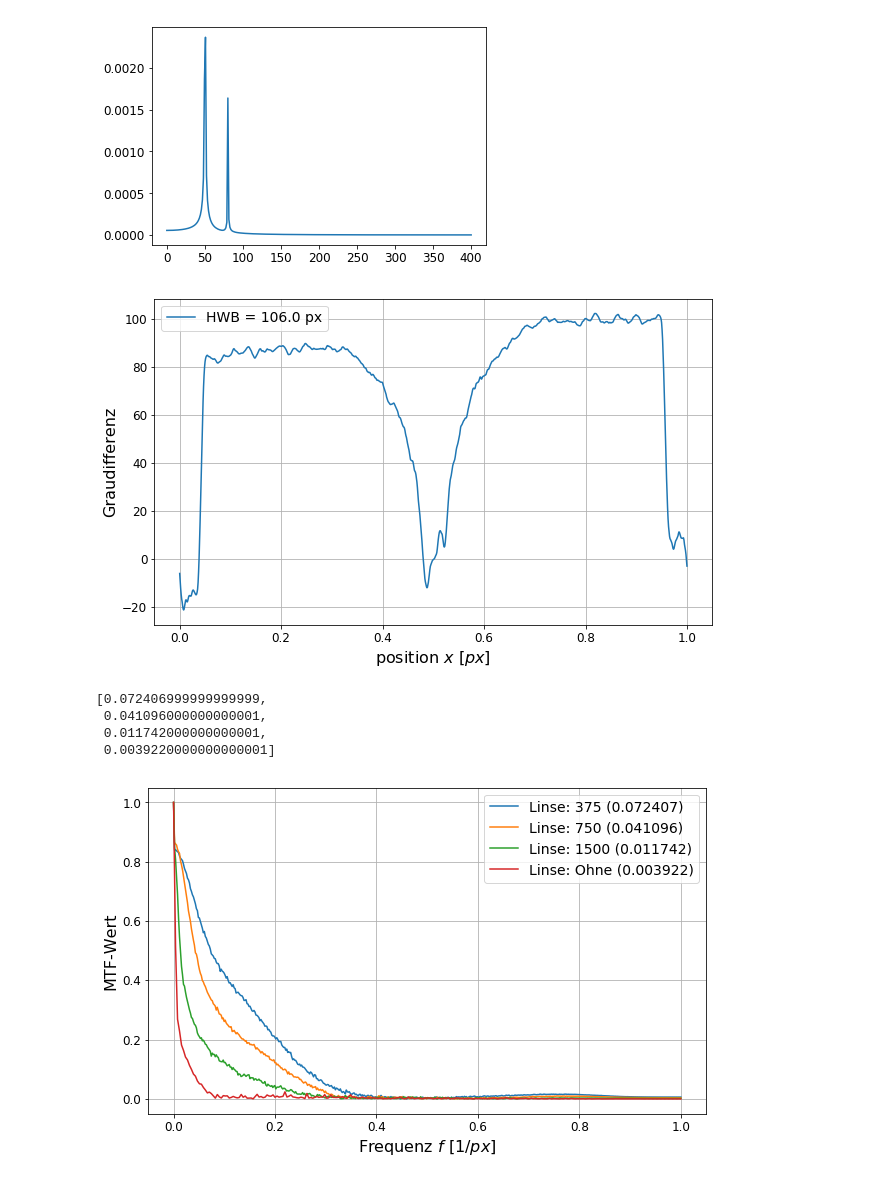
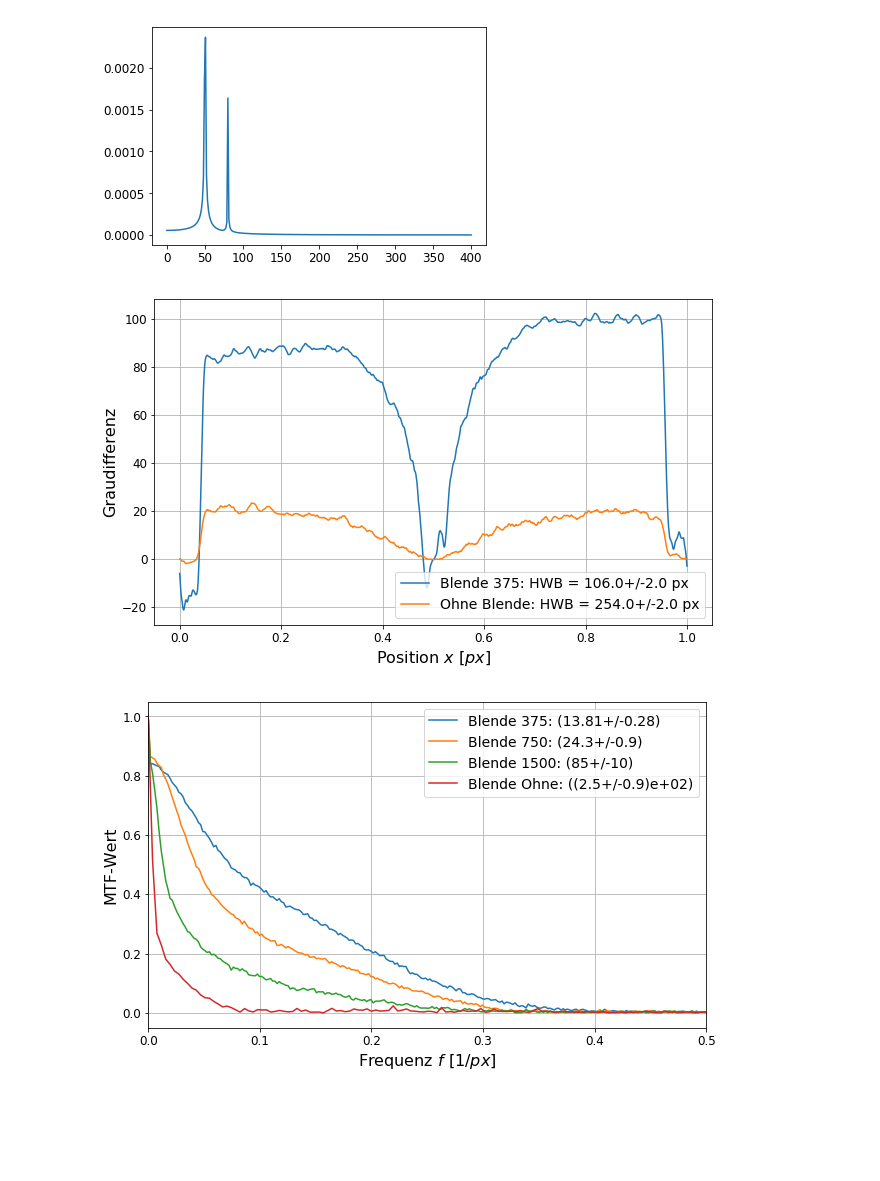
Before and after one commit to dfb159/Studium, a Jupyter notebook: Exp1/Versuchsbericht 22 - O6/11Mi_O6_05_07_2018.ipynb, the cells around one changed output. Drawn from its saved outputs; the diff is of its cells as text; code cells hidden in the pictures; blank space fills up the shorter version.

```diff
--- a/Exp1/Versuchsbericht 22 - O6/11Mi_O6_05_07_2018.ipynb
+++ b/Exp1/Versuchsbericht 22 - O6/11Mi_O6_05_07_2018.ipynb
@@ -115,7 +115,8 @@ grad = 1/rad
 
 unc_freq = 0.005 / 2 / np.sqrt(3) # digital abstand frequenzmessung
 unc_MTF = 1e-4 / 2 / np.sqrt(3) # digital abstand frequenzmessung
-unc_pixel = 1 / 2 / np.sqrt(3) # digital pixelanzahl
+unc_pixel = 5 / 2 / np.sqrt(3) # digital pixelanzahl
+unc_grau = 5 / 2 / np.sqrt(3) # digital graustufen
 unc_grey = 1e-2 / 2 / np.sqrt(3) # digital intensitaet grey-value
 
 def converter(data):
@@ -135,13 +136,13 @@ for k in kStufen:
     kantekFREQ.append((unp.uarray(data[:,0], unc_freq), unp.uarray(data[:,1], unc_MTF)))
 
 blende = ["375","750","1500","Ohne"]
-line = [1,2,3,4]
+line = ["1","2","3","4"]
 linien = []
 for b in blende:
     linie = []
     for l in line:
         data = np.loadtxt("messung/auswertung/einzelblenden/linien%s_%s.xls"%(b,l), skiprows = 1, delimiter = "\t")
-        linie.append(data)
+        linie.append((unp.uarray(data[:,0], unc_pixel), unp.uarray(data[:,1], unc_grau)))
     linien.append(linie)
 
 sterne = ["klein", "gross"]
@@ -152,13 +153,13 @@ for stern in sterne:
         data1 = np.loadtxt("messung/auswertung/einzelblenden/%s%sWHITE.xls"%(stern,blend), skiprows = 1, delimiter = "\t")
         data2 = np.loadtxt("messung/auswertung/einzelblenden/%s%sBLACK.xls"%(stern,blend), skiprows = 1, delimiter = "\t")
         l = min(len(data1), len(data2))
-        sternDat.append((np.array(data1[0:l,0]), np.array(data1[0:l,1])-np.array(data2[0:l,1])))
+        sternDat.append((unp.uarray(data1[0:l,0], unc_pixel), unp.uarray(data1[0:l,1], unc_grau)-unp.uarray(data2[0:l,1], unc_grau)))
     sternData.append(sternDat)
 
 mtfKante = []
 for blend in blende:
     data = np.loadtxt("messung/auswertung/MTFKante/kante%sFREQ.xls"%(blend), skiprows = 1, delimiter = "\t")
-    mtfKante.append((np.array(data[:,0]), np.array(data[:,1])))
+    mtfKante.append((unp.uarray(data[:,0], unc_freq), unp.uarray(data[:,1], unc_MTF)))
 # %%
 # Rechnung MTF 1/2
 
@@ -324,33 +363,36 @@ latex_printValue(lBreite, "linienbreiteAufloesung")
 # %%
 # Diagramm sterne
 
 fig=plt.figure(figsize=fig_size)
 #ax = plt.gca()
 #color = next(ax._get_lines.prop_cycler)['color']
 
 #xdata = np.linspace(-1.1, 1.1)
 #plt.plot(xdata, unv(linear(xdata, *magnet)), label='Linear Fit $B=m I$\n$m = (%s)$mT/A' % tuple(magnet))
 
 hwb, xdata, ydata = sternData2[0][0]
-plt.plot(xdata, ydata, label='HWB = %s px' % hwb)
+plt.plot(unv(xdata), unv(ydata), label='Blende 375: HWB = %s px' % hwb)
+
+hwb, xdata, ydata = sternData2[0][3]
+plt.plot(unv(xdata), unv(ydata), label='Ohne Blende: HWB = %s px' % hwb)
 
 #xdata, ydata = h*1e9, unp.uarray([0.5]*len(h), 0.45)
 #plt.errorbar(unv(xdata),unv(ydata),usd(ydata),usd(xdata),fmt=' ', capsize=5, linewidth=2, label='Helium')
 
 #xdata, ydata = heAngabe*1e9, unp.uarray([-0.5]*len(heAngabe), 0.45)
 #plt.errorbar(unv(xdata),unv(ydata),usd(ydata),usd(xdata),fmt=' ', capsize=5, linewidth=2, label='Helium-Angabe')
 
 # plt.xlim(400,401)
 plt.legend(prop={'size':fig_legendsize})
 plt.grid()
 plt.tick_params(labelsize=fig_labelsize)
-plt.xlabel("position $x$ [$px$]", {'fontsize':fig_legendsize+2})
+plt.xlabel("Position $x$ [$px$]", {'fontsize':fig_legendsize+2})
 plt.ylabel("Graudifferenz", {'fontsize': fig_legendsize+2})
 #plt.yticks([])
 plt.savefig("data/Sterne.pdf")
 plt.show()
 # %% [output]
-[figure, old version]
+[figure, new version]
 # %%
 # Rechnung MTF 1/2
 
@@ -360,12 +402,6 @@ for (b, data)  in zip(blende, mtfKante):
         if (y >= 0.5):
             d = x
     kHalbe2.append(d)
-kHalbe2
-# %% [output]
-[0.072406999999999999,
- 0.041096000000000001,
- 0.011742000000000001,
- 0.0039220000000000001]
 # %%
 # Diagramm mtfStufen2
 
@@ -375,9 +411,9 @@ fig=plt.figure(figsize=fig_size)
 
 for (b, data, kH)  in zip(blende, mtfKante, kHalbe2):
     xdata, ydata = data
-    plt.plot(unv(xdata), unv(ydata), label='Linse: %s (%s)'%(b, kH))
+    plt.plot(unv(xdata), unv(ydata), label='Blende %s: (%s)'%(b, 1/kH))
 
-# plt.xlim(400,401)
+plt.xlim(0,0.5)
 plt.legend(prop={'size':fig_legendsize})
 plt.grid()
 plt.tick_params(labelsize=fig_labelsize)
@@ -387,7 +423,7 @@ plt.ylabel("MTF-Wert", {'fontsize': fig_legendsize+2})
 plt.savefig("data/MTFKanteLinsen.pdf")
 plt.show()
 # %% [output]
-[figure, old version]
+[figure, new version]
 # %%
 # Rechnung Mikroskopaufloesung
 
```
Also changed, not shown: parts of 4 cells of this notebook, 23 other files.
